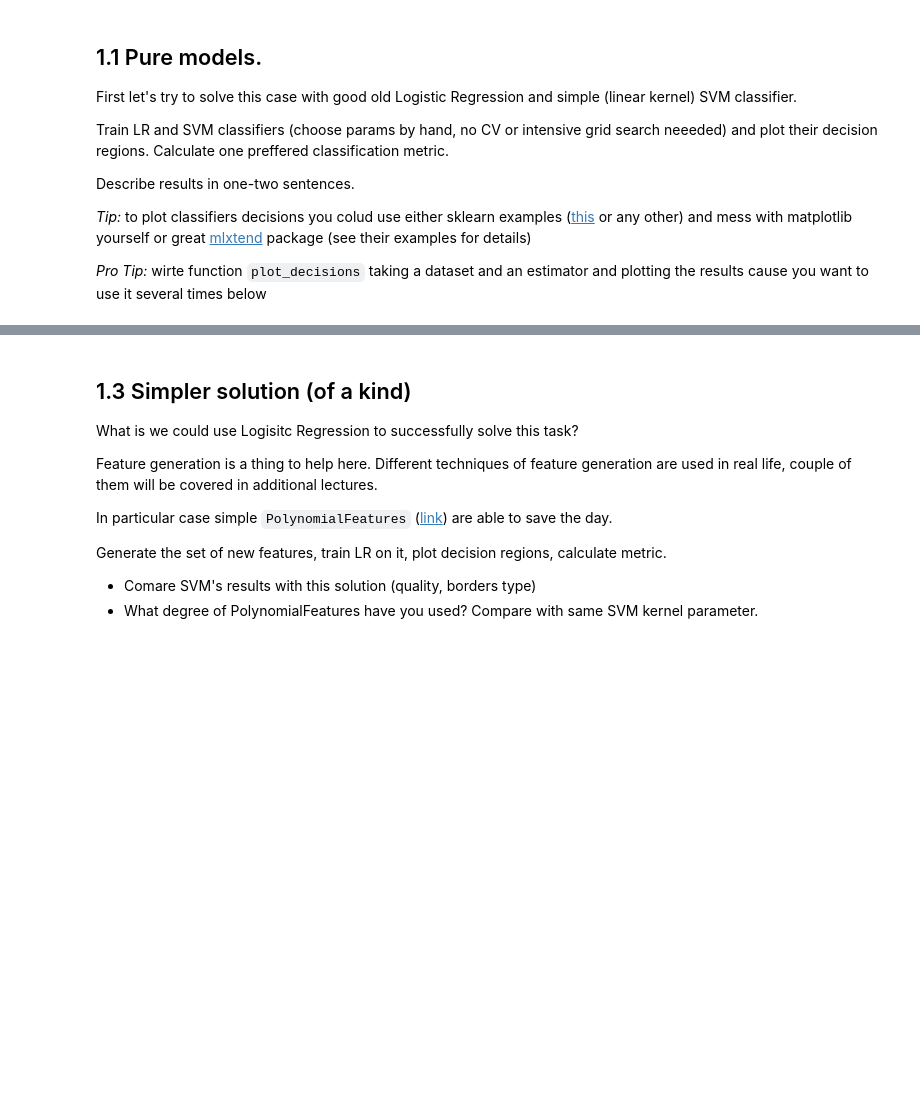
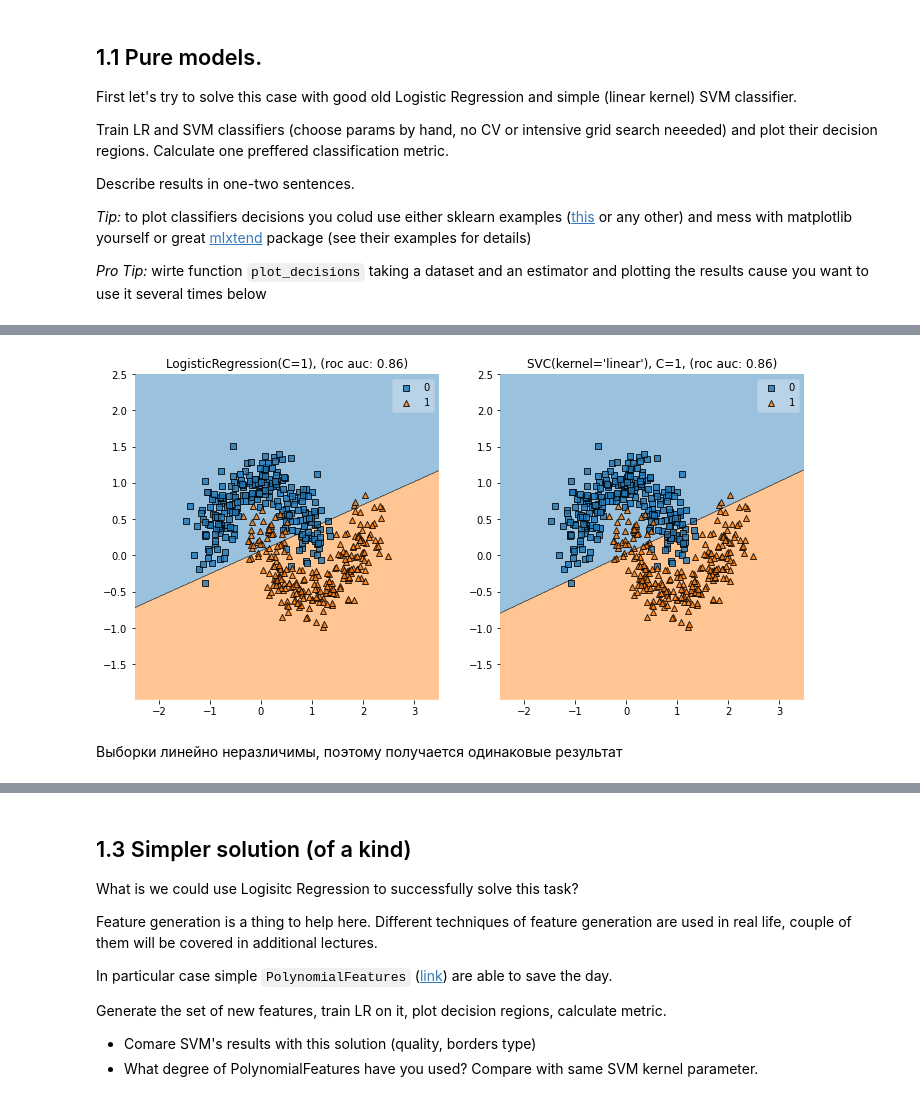
Before and after one commit to Myashka/MIPT_Basic_ML, a Jupyter notebook: Homeworks/Lab1_ML_pipeline_and_SVM/Lab1_part3_SVM.ipynb, the cells around one changed output, grey strips where cells are left out. Drawn from its saved outputs; the diff is of its cells as text; code cells hidden in the pictures; blank space fills up the shorter version.

```diff
--- a/Homeworks/Lab1_ML_pipeline_and_SVM/Lab1_part3_SVM.ipynb
+++ b/Homeworks/Lab1_ML_pipeline_and_SVM/Lab1_part3_SVM.ipynb
@@ -56,0 +77,13 @@ ModuleNotFoundError: No module named 'mlxtend'
+# %%
+def extract_name(clf, params):
+    name = str(clf).split('(')[0]
+    p_name = ''
+    for param in params:
+        try:
+            param_value = str(clf).split(param + '=')[1].split(',')[0]
+            p_name += param + '=' + param_value + ', '
+        except:
+            continue
+    if len(p_name):
+        name += '({}'.format(p_name[:-2])
+    return name
@@ -57,3 +94,26 @@ ModuleNotFoundError: No module named 'mlxtend'
+# %%
+def plot_decisions(X, y, estimators, shape = (1, 2),
+                   params = ['kernel', 'degree', 'penalty', 'C'], metric = {'name': 'roc auc', 'func': roc_auc_score}):
+
+    X_train, X_test, y_train, y_test = train_test_split(X, y, random_state=42, test_size=0.15)
+
+    fig, axes = plt.subplots(shape[0], shape[1], figsize=(6 * shape[1], 6 * shape[0]))
+    axes = np.array(axes).reshape(shape)
+
+    for estimator, ax in zip(estimators.reshape(-1), axes.reshape(-1)):
+        label = extract_name(estimator, params)
+        estimator.fit(X_train, y_train)
+        y_pred = estimator.predict(X_test)
+        score = metric['func'](y_test, y_pred)
+        fig = plot_decision_regions(X, y, clf=estimator, ax=ax)
+        ax.set_title(str(label + ', ' + '({}: {:.2f})'.format(metric['name'], score)))
+    plt.show()
+# %%
+plot_decisions(moons_points, moons_labels, np.array([lr, svm]))
+# %% [output]
+[figure, added]
+# %% [markdown]
+Выборки линейно неразличимы, поэтому получается одинаковые результат
 # %% [markdown]
 ## 1.2 Kernel tirck
 
```
Also changed, not shown: parts of 20 cells of this notebook, 6 other files.
